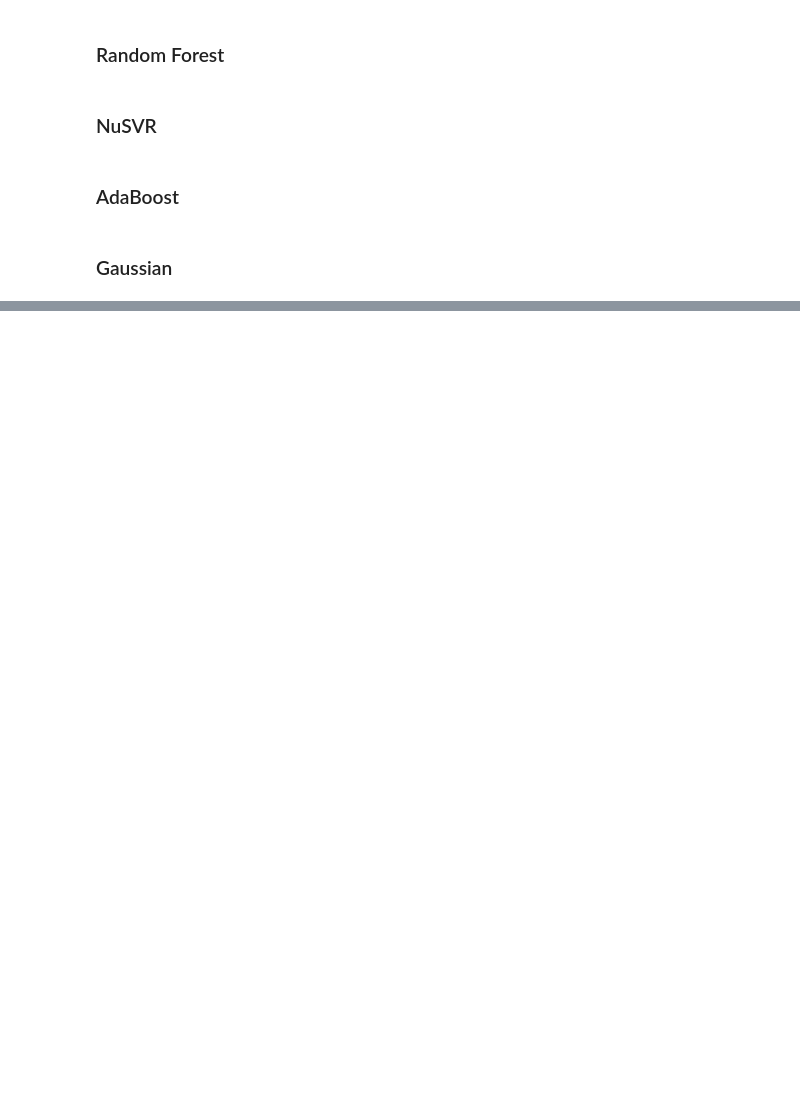
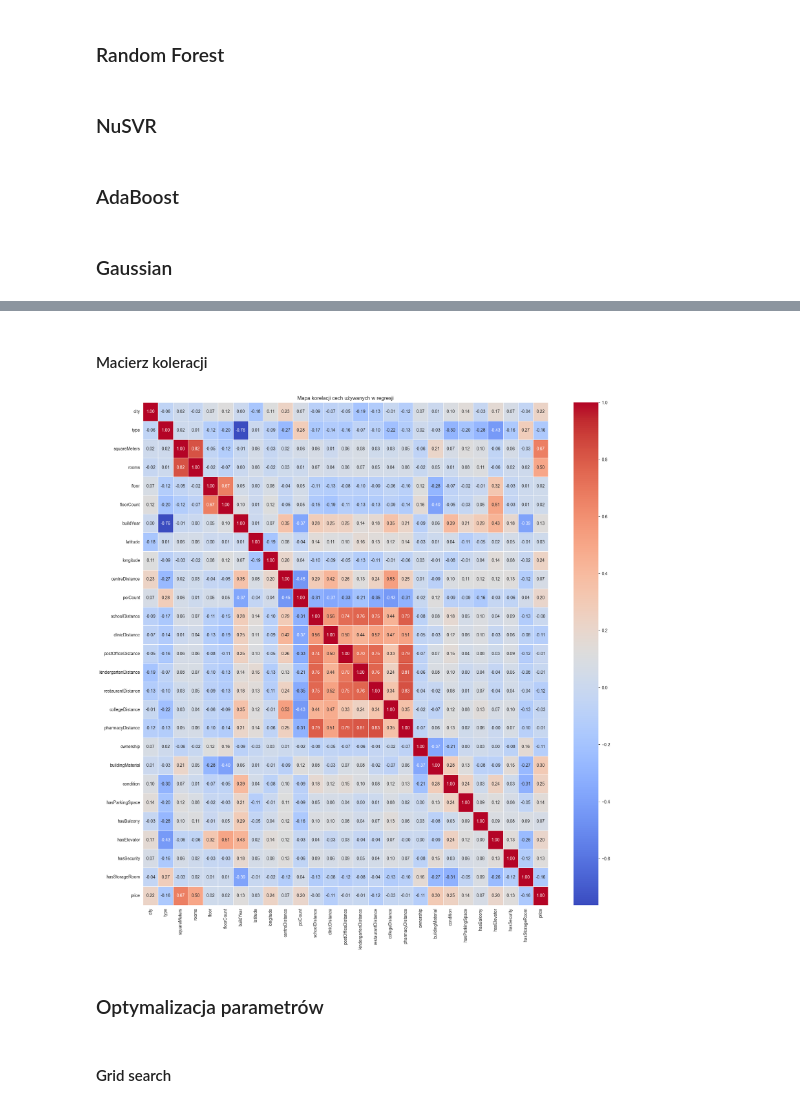
Before and after one commit to PiotrekCi/zmum-houses, a Jupyter notebook: main.ipynb, the cells around one changed output, grey strips where cells are left out. Cells and saved outputs as stored; diff of their text form; code cells hidden in the pictures; blank space fills up the shorter version.

```diff
--- a/main.ipynb
+++ b/main.ipynb
@@ -1263,0 +1251,40 @@ Stacking: {'RMSE': np.float64(152180.78135293172), 'MAE': np.float64(97542.70816
+# %% [markdown]
+#### Macierz koleracji
+# %%
+filtered_data = apartments_data[selected_columns].copy()
+
+filtered_data["hasElevator"] = filtered_data["hasElevator"].map({"yes": 1, "no": 0}).astype("Int64")
+filtered_data["hasParkingSpace"] = filtered_data["hasParkingSpace"].map({"yes": 1, "no": 0}).astype("Int64")
+filtered_data["type"] = filtered_data["type"].map({"blockOfFlats": 1, "apartmentBuilding": 0, "tenement": 2}).astype(
+    "Int64")
+filtered_data["hasStorageRoom"] = filtered_data["hasStorageRoom"].map({"yes": 1, "no": 0}).astype("Int64")
+filtered_data["buildingMaterial"] = filtered_data["buildingMaterial"].map({"brick": 1, "concreteSlab": 0}).astype(
+    "Int64")
+filtered_data["hasBalcony"] = filtered_data["hasBalcony"].map({"yes": 1, "no": 0}).astype("Int64")
+filtered_data["hasSecurity"] = filtered_data["hasSecurity"].map({"yes": 1, "no": 0}).astype("Int64")
+
+filtered_data["ownership"] = filtered_data["ownership"].map({
+    "condominium": 0,
+    "cooperative": 1,
+    "udział": 2
+}).astype("Int64")
+
+filtered_data["condition"] = filtered_data["condition"].map({
+    "low": 0,
+    "premium": 1
+}).astype("Int64")
+
+filtered_data["city"] = filtered_data["city"].astype("category").cat.codes
+
+corr_matrix = filtered_data.corr(method='pearson')
+
+plt.figure(figsize=(21, 21))
+sns.heatmap(corr_matrix, annot=True, fmt=".2f", cmap="coolwarm", linewidths=0.5)
+plt.title("Mapa korelacji cech używanych w regresji")
+plt.show()
+# %% [output]
+[figure, added]
+# %% [markdown]
+### Optymalizacja parametrów
+# %% [markdown]
+#### Grid search
```
Also changed, not shown: parts of 27 cells of this notebook.
